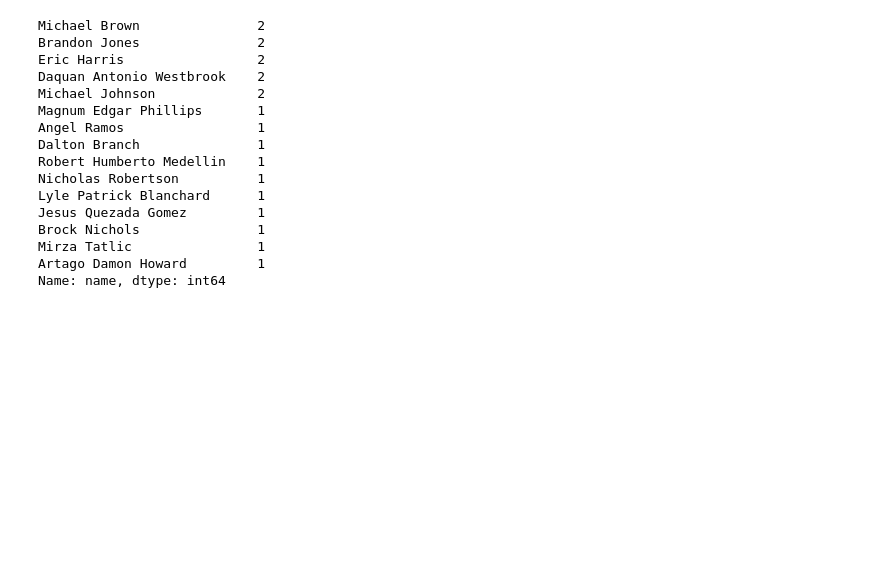
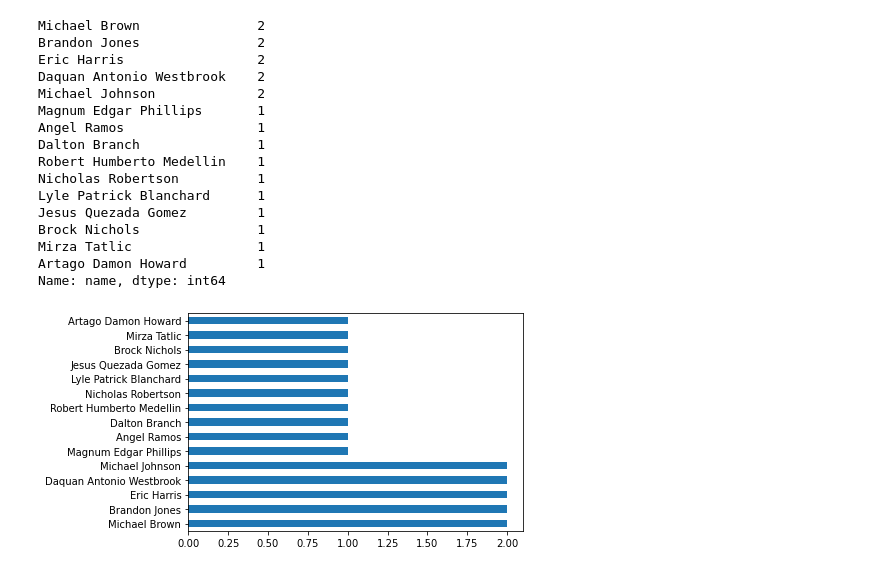
Before and after one commit to mdurular/Data-Analysis, a Jupyter notebook: 5.Assignments/2. DVwPython/Assignment-1 student.ipynb, the cells around one changed output. Saved outputs shown, nothing was run; the diff lists cells and outputs as text; code cells hidden in the pictures; blank space fills up the shorter version.

```diff
--- a/5.Assignments/2. DVwPython/Assignment-1 student.ipynb
+++ b/5.Assignments/2. DVwPython/Assignment-1 student.ipynb
@@ -240,0 +239,4 @@ NAme
+# %%
+Name.head(15).plot.barh();
+# %% [output]
+[figure, added]
```
Also changed, not shown: parts of 1 cell of this notebook.
